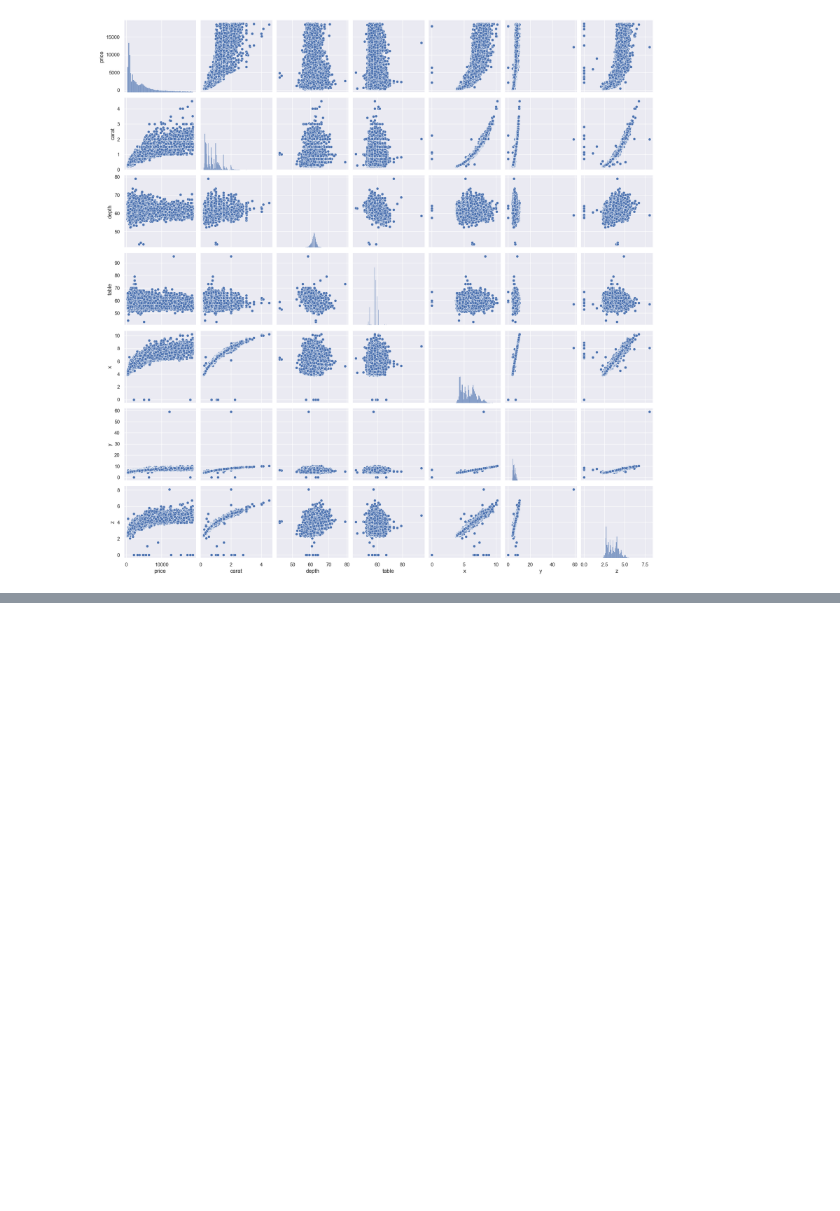
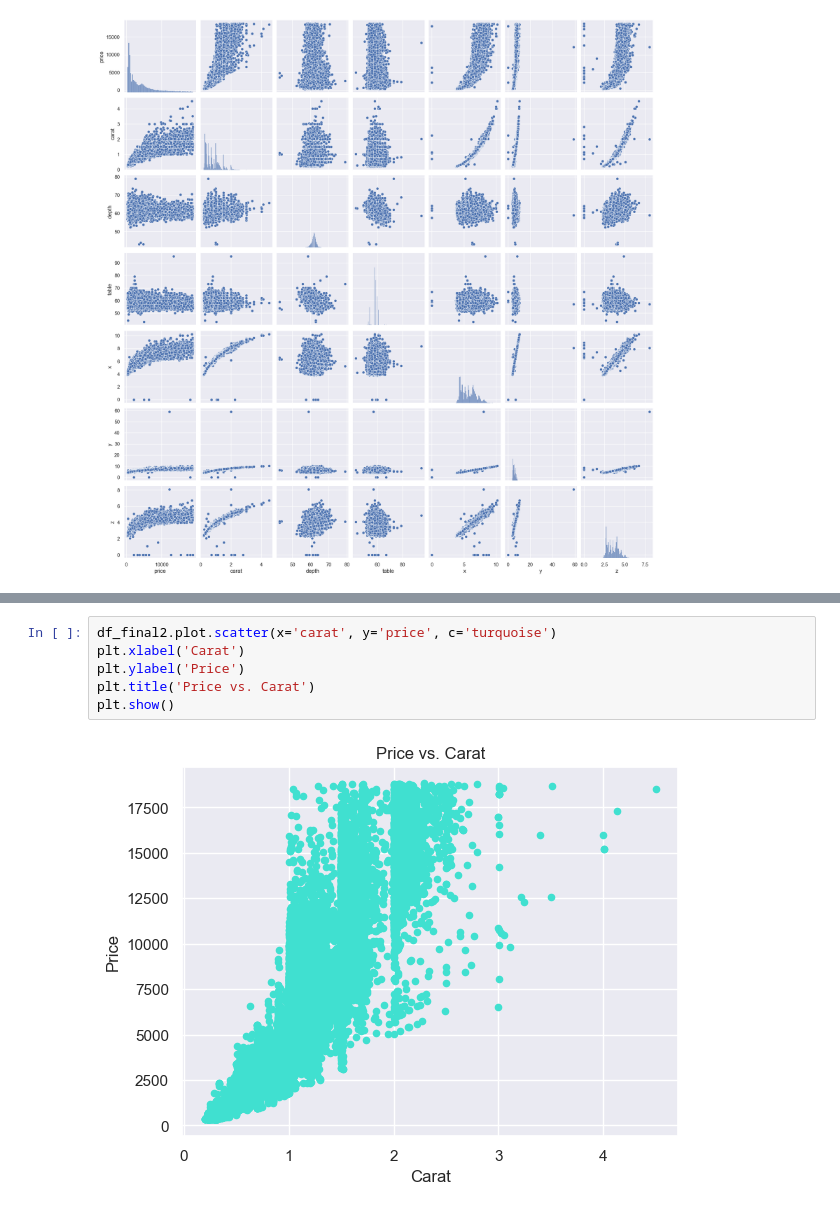
Before and after one commit to SilviaAlconGarrido/EDA_challenge, a Jupyter notebook: Untitled.ipynb, the cells around one changed output, grey strips where cells are left out. Saved outputs shown, nothing was run; the diff lists cells and outputs as text; blank space fills up the shorter version.

```diff
--- a/Untitled.ipynb
+++ b/Untitled.ipynb
@@ -352,0 +377,8 @@ plt.show();
+# %%
+df_final2.plot.scatter(x='carat', y='price', c='turquoise')
+plt.xlabel('Carat')
+plt.ylabel('Price')
+plt.title('Price vs. Carat')
+plt.show()
+# %% [output]
+[figure, added]
```
Also changed, not shown: parts of 8 cells of this notebook.
